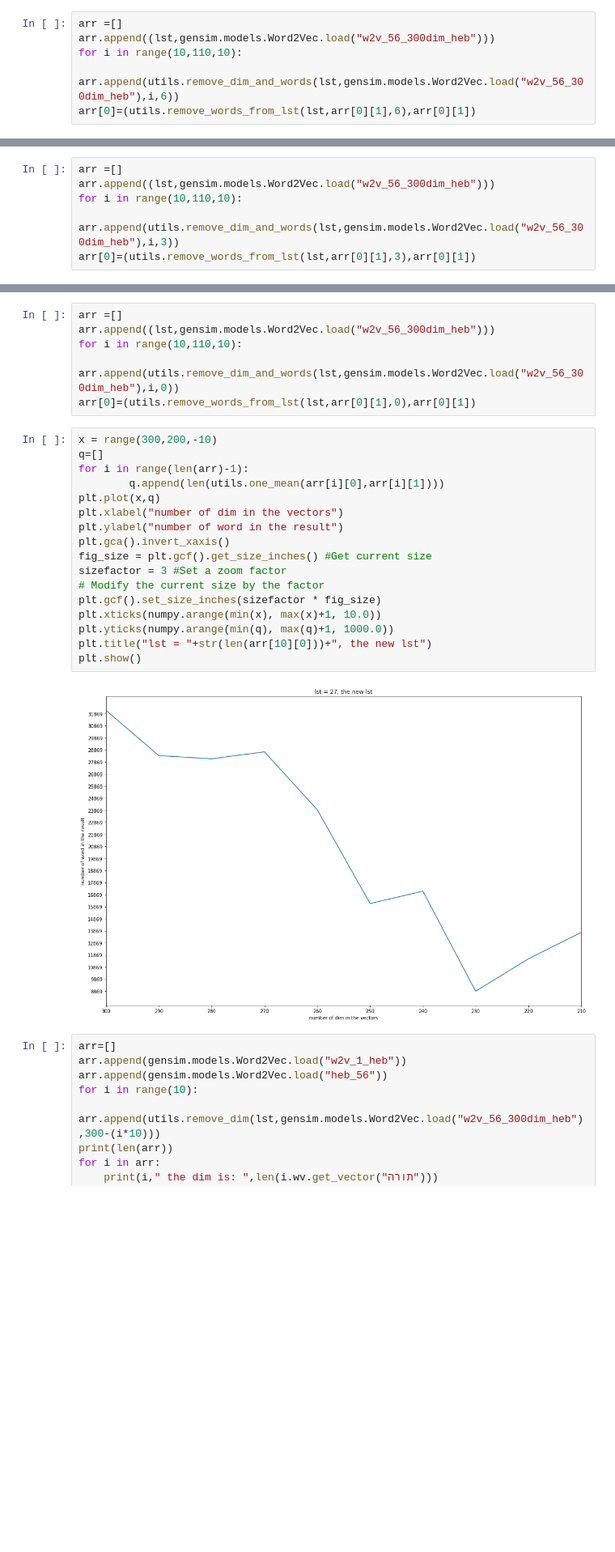
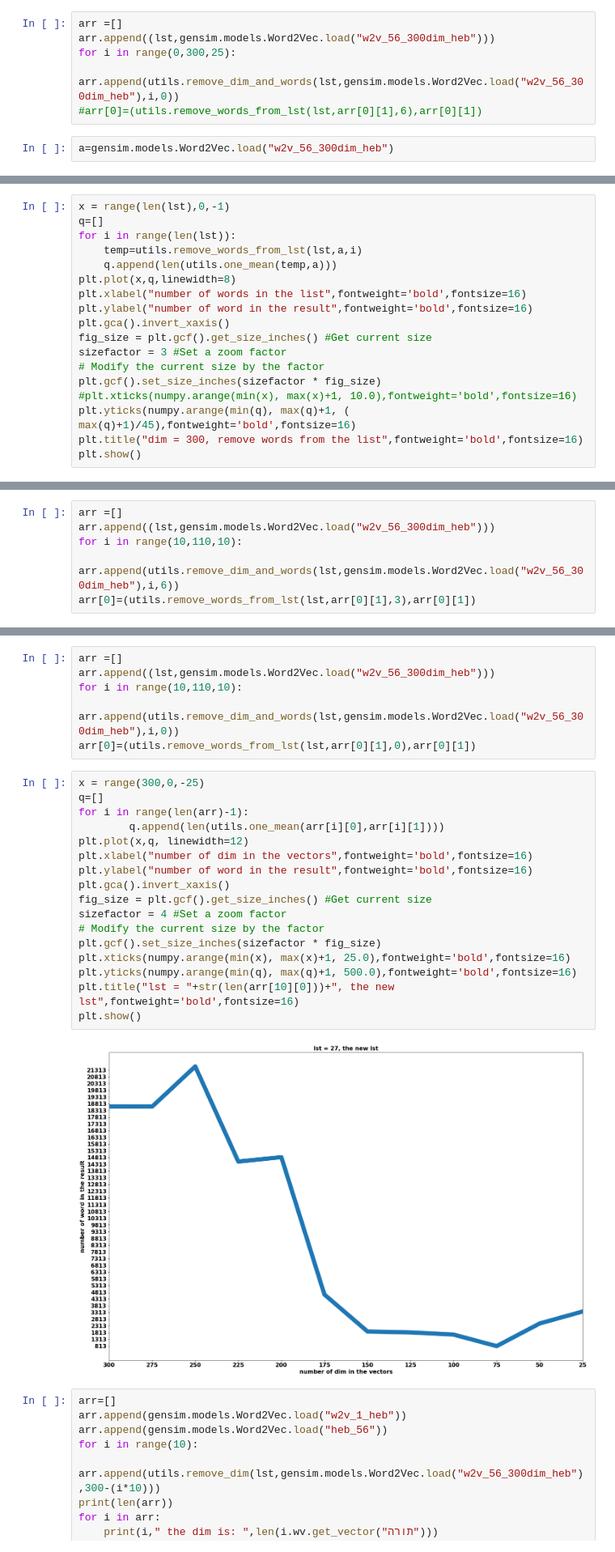
Before and after one commit to avi-by/Word2vecProject, a Jupyter notebook: some graph.ipynb, the cells around one changed output, grey strips where cells are left out. Shown at 81% size. Cells and saved outputs as stored; diff of their text form; blank space fills up the shorter version.

```diff
--- a/some graph.ipynb
+++ b/some graph.ipynb
@@ -34,6 +34,8 @@ lst=['נר"ו',
 # %%
 arr =[]
 arr.append((lst,gensim.models.Word2Vec.load("w2v_56_300dim_heb")))
-for i in range(10,110,10):
-    arr.append(utils.remove_dim_and_words(lst,gensim.models.Word2Vec.load("w2v_56_300dim_heb"),i,6))
-arr[0]=(utils.remove_words_from_lst(lst,arr[0][1],6),arr[0][1])
+for i in range(0,300,25):
+    arr.append(utils.remove_dim_and_words(lst,gensim.models.Word2Vec.load("w2v_56_300dim_heb"),i,0))
+#arr[0]=(utils.remove_words_from_lst(lst,arr[0][1],6),arr[0][1])
+# %%
+a=gensim.models.Word2Vec.load("w2v_56_300dim_heb")
@@ -85,0 +127,18 @@ plt.show()
+# %%
+x = range(len(lst),0,-1)
+q=[]
+for i in range(len(lst)):
+    temp=utils.remove_words_from_lst(lst,a,i)
+    q.append(len(utils.one_mean(temp,a)))
+plt.plot(x,q,linewidth=8)
+plt.xlabel("number of words in the list",fontweight='bold',fontsize=16)
+plt.ylabel("number of word in the result",fontweight='bold',fontsize=16)
+plt.gca().invert_xaxis()
+fig_size = plt.gcf().get_size_inches() #Get current size
+sizefactor = 3 #Set a zoom factor
+# Modify the current size by the factor
+plt.gcf().set_size_inches(sizefactor * fig_size)
+#plt.xticks(numpy.arange(min(x), max(x)+1, 10.0),fontweight='bold',fontsize=16)
+plt.yticks(numpy.arange(min(q), max(q)+1, ( max(q)+1)/45),fontweight='bold',fontsize=16)
+plt.title("dim = 300, remove words from the list",fontweight='bold',fontsize=16)
+plt.show()
@@ -87,7 +148,7 @@ plt.show()
 arr =[]
 arr.append((lst,gensim.models.Word2Vec.load("w2v_56_300dim_heb")))
 for i in range(10,110,10):
-    arr.append(utils.remove_dim_and_words(lst,gensim.models.Word2Vec.load("w2v_56_300dim_heb"),i,3))
+    arr.append(utils.remove_dim_and_words(lst,gensim.models.Word2Vec.load("w2v_56_300dim_heb"),i,6))
 arr[0]=(utils.remove_words_from_lst(lst,arr[0][1],3),arr[0][1])
 # %%
 x = range(300,200,-10)
@@ -115,24 +176,24 @@ for i in range(10,110,10):
     arr.append(utils.remove_dim_and_words(lst,gensim.models.Word2Vec.load("w2v_56_300dim_heb"),i,0))
 arr[0]=(utils.remove_words_from_lst(lst,arr[0][1],0),arr[0][1])
 # %%
-x = range(300,200,-10)
+x = range(300,0,-25)
 q=[]
 for i in range(len(arr)-1):
         q.append(len(utils.one_mean(arr[i][0],arr[i][1])))
-plt.plot(x,q)
-plt.xlabel("number of dim in the vectors")
-plt.ylabel("number of word in the result")
+plt.plot(x,q, linewidth=12)
+plt.xlabel("number of dim in the vectors",fontweight='bold',fontsize=16)
+plt.ylabel("number of word in the result",fontweight='bold',fontsize=16)
 plt.gca().invert_xaxis()
 fig_size = plt.gcf().get_size_inches() #Get current size
-sizefactor = 3 #Set a zoom factor
+sizefactor = 4 #Set a zoom factor
 # Modify the current size by the factor
 plt.gcf().set_size_inches(sizefactor * fig_size)
-plt.xticks(numpy.arange(min(x), max(x)+1, 10.0))
-plt.yticks(numpy.arange(min(q), max(q)+1, 1000.0))
-plt.title("lst = "+str(len(arr[10][0]))+", the new lst")
+plt.xticks(numpy.arange(min(x), max(x)+1, 25.0),fontweight='bold',fontsize=16)
+plt.yticks(numpy.arange(min(q), max(q)+1, 500.0),fontweight='bold',fontsize=16)
+plt.title("lst = "+str(len(arr[10][0]))+", the new lst",fontweight='bold',fontsize=16)
 plt.show()
 # %% [output]
-[figure, old version]
+[figure, new version]
 # %%
 arr=[]
 arr.append(gensim.models.Word2Vec.load("w2v_1_heb"))
```
Also changed, not shown: parts of 25 cells of this notebook, 16 other files.
